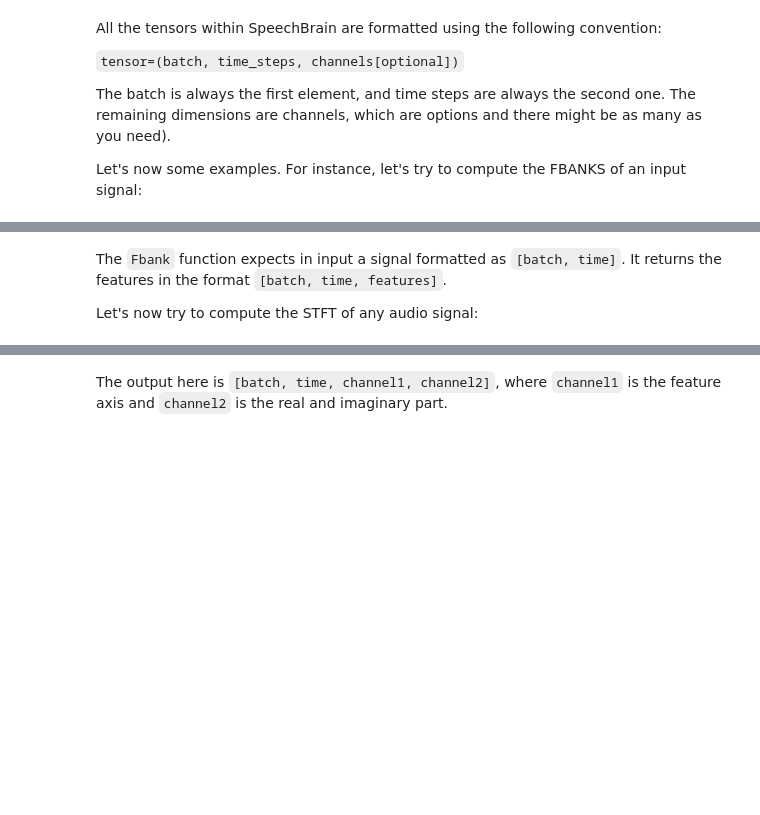
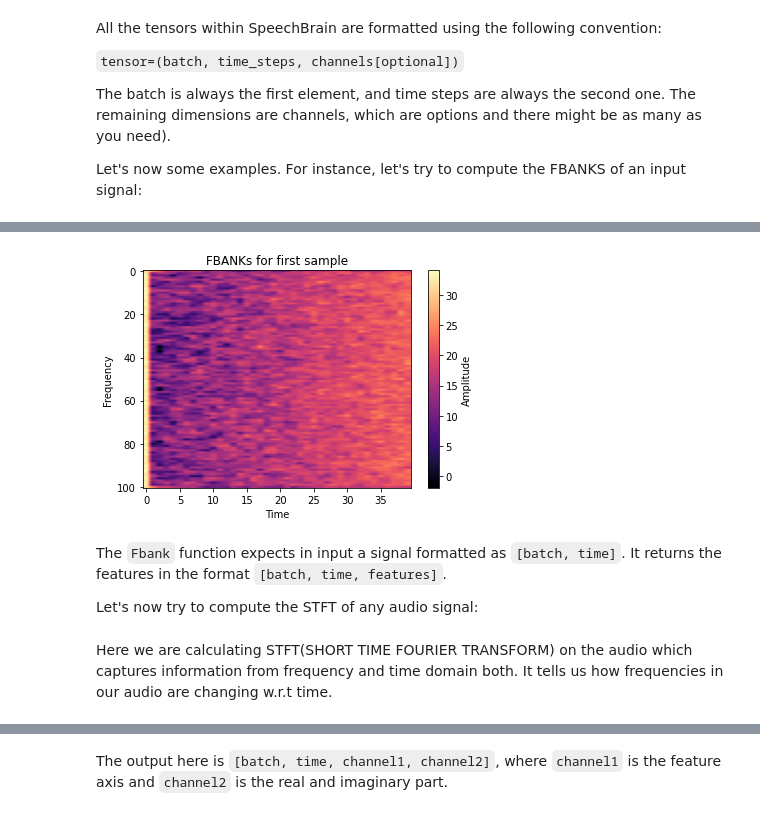
Before and after one commit to hammaad2002/SpeechBrain-Tutorials, a Jupyter notebook: SpeechBrain_1st_Tutorial.ipynb, the cells around one changed output, grey strips where cells are left out. Drawn from its saved outputs; the diff is of its cells as text; code cells hidden in the pictures; blank space fills up the shorter version.

```diff
--- a/SpeechBrain_1st_Tutorial.ipynb
+++ b/SpeechBrain_1st_Tutorial.ipynb
@@ -512,7 +514,24 @@ print(fbanks.shape)
+# %%
+import matplotlib.pyplot as plt
+
+#Plot the filter bank features for the first sample
+plt.imshow(fbanks[1,:,:],cmap='magma',aspect='auto') #Will print first batch '0'
+plt.title('FBANKs for first sample')
+plt.xlabel('Time')
+plt.ylabel('Frequency')
+
+#Add a color bar to the side
+plt.colorbar(label='Amplitude')
+
+plt.show()
+# %% [output]
+[figure, added]
 # %% [markdown]
 The `Fbank` function expects in input a signal formatted as `[batch, time]`. It returns the features in the format `[batch, time, features]`.
 
 Let's now try to compute the STFT of any audio signal:
+# %% [markdown]
+Here we are calculating STFT(SHORT TIME FOURIER TRANSFORM) on the audio which captures information from frequency and time domain both. It tells us how frequencies in our audio are changing w.r.t time.
 # %%
 import torch
 from speechbrain.dataio.dataio import read_audio
```
Also changed, not shown: parts of 19 cells of this notebook.
